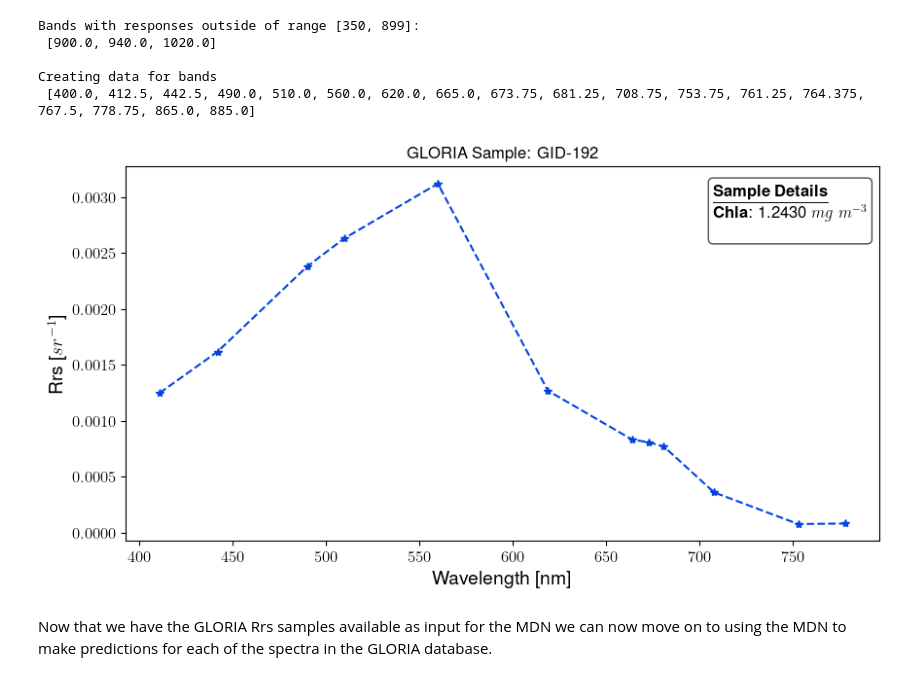
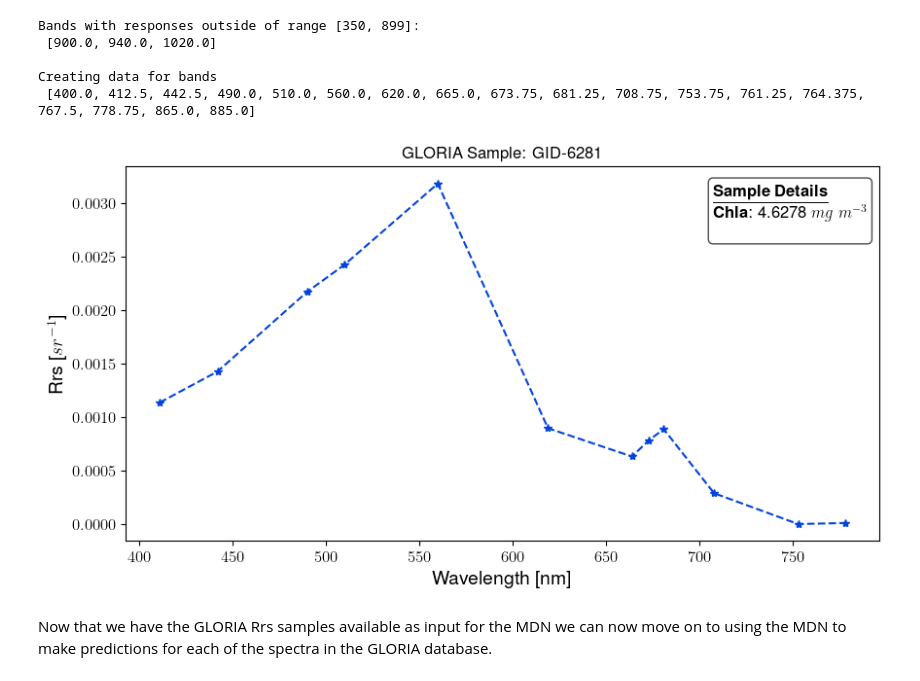
Before and after one commit to ryan-edward-oshea/MDN_tutorials, a Jupyter notebook: SC_1_MDNs_with_insitu_measurements.ipynb, the cells around one changed output. Drawn from its saved outputs; the diff is of its cells as text; code cells hidden in the pictures.

```diff
--- a/SC_1_MDNs_with_insitu_measurements.ipynb
+++ b/SC_1_MDNs_with_insitu_measurements.ipynb
@@ -155,12 +157,12 @@ gloria_folder = Path().cwd() / 'data/GLORIA_2022/'
 
 assert gloria_folder.is_dir(), f"No folder found art {gloria_folder}"
 'Get the GLORIA data at the resolution of the OLCI sensor'
-x_data, y_data, gid_data = get_gloria_trainTestData(sensor='OLCI', out_var=["chl"],
-                                                    save_flag=False, load_exists=False,rand_seed=42,
-                                                    rem_flagged=True, gloria_folder=gloria_folder,
-                                                    flag_name='GLORIA_qc_flags.csv', rrs_name='GLORIA_Rrs.csv',
-                                                    bg_name='GLORIA_meta_and_lab.csv', gloria_only=True,
-                                                    train_mode=False)
+x_train, y_train, x_test, y_test, gid_train, gid_test = get_gloria_trainTestData(sensor="OLCI", out_var=["chl"],
+                                                        save_flag=False, load_exists=False, rand_seed=42,
+                                                        rem_flagged=True, gloria_folder=gloria_folder,
+                                                        flag_name='GLORIA_qc_flags.csv', rrs_name='GLORIA_Rrs.csv',
+                                                        bg_name='GLORIA_meta_and_lab.csv', gloria_only=True,
+                                                        train_mode=True)
 'Get the wavelengths available for this sensor'
 wvl_bands = get_sensor_bands("OLCI")
 # %% [output]
@@ -170,28 +172,28 @@ Bands with responses outside of range [350, 899]:
 Creating data for bands
  [400.0, 412.5, 442.5, 490.0, 510.0, 560.0, 620.0, 665.0, 673.75, 681.25, 708.75, 753.75, 761.25, 764.375, 767.5, 778.75, 865.0, 885.0]
 # %%
-'Visualize a random sample from the Gloria data'
+'Let us visualize a sample from the Gloria data to get a sense of what they look like'
 idx = 180    #np.random.choice(x_data.shape[0])
 fig1 = plt.figure(figsize=(10,5))
-plt.plot(wvl_bands, np.squeeze(x_data[idx, :]), linestyle="--", marker="*", color="xkcd:blue")
-plt.title("GLORIA Sample: " + gid_data[idx].replace('_', '-'));
+plt.plot(wvl_bands, np.squeeze(x_train[idx, :]), linestyle="--", marker="*", color="xkcd:blue")
+plt.title("GLORIA Sample: " + gid_train[idx].replace('_', '-'));
 plt.xlabel('Wavelength [nm]');
 plt.ylabel(r'Rrs [$sr^{-1}$]');
 ax = plt.gca()
 
 label= []
-for item in y_data[idx, :]:
+for item in y_train[idx, :]:
     if np.isnan(item):
         label += ['N/A']
     else:
         label+= [f'{item:.4f}']
 
 textstr1 = (r"\underline{\textbf{Sample Details}}" + '\n' + r"\textbf{Chla}:" + f' {label[0]} ' + r"$mg~m^{-3}$" + '\n')
            #+ r"\textbf{TSS:}" + f'           {label[1]} ' + r"$mg~m^{-3}$" + '\n'  + r"\textbf{acdom:}" + f'    {label[2]} ' + r"$m^{-1}$ " + '\n');
 props = dict(boxstyle='round', facecolor='white', alpha=0.7)
 ax.text(0.78, 0.95, textstr1, transform=ax.transAxes, fontsize=SMALL_SIZE*1, weight="bold", verticalalignment='top', bbox=props);
 # %% [output]
-[figure, old version]
+[figure, new version]
 # %% [markdown]
 Now that we have the GLORIA Rrs samples available as input for the MDN we can now move on to using the MDN to make predictions for each of the spectra in the GLORIA database.
 # %% [markdown]
```
Also changed, not shown: parts of 15 cells of this notebook, 2 other files.
